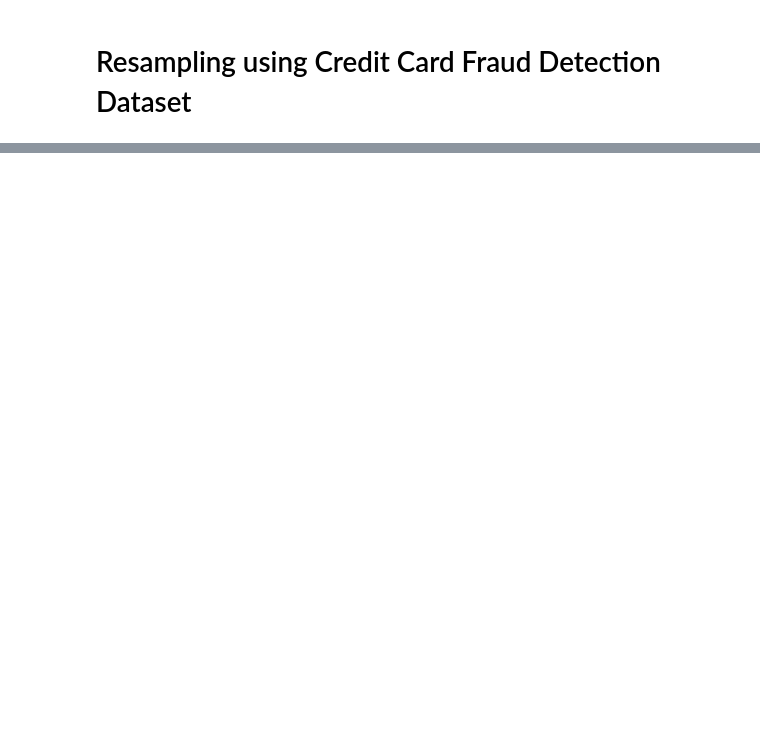
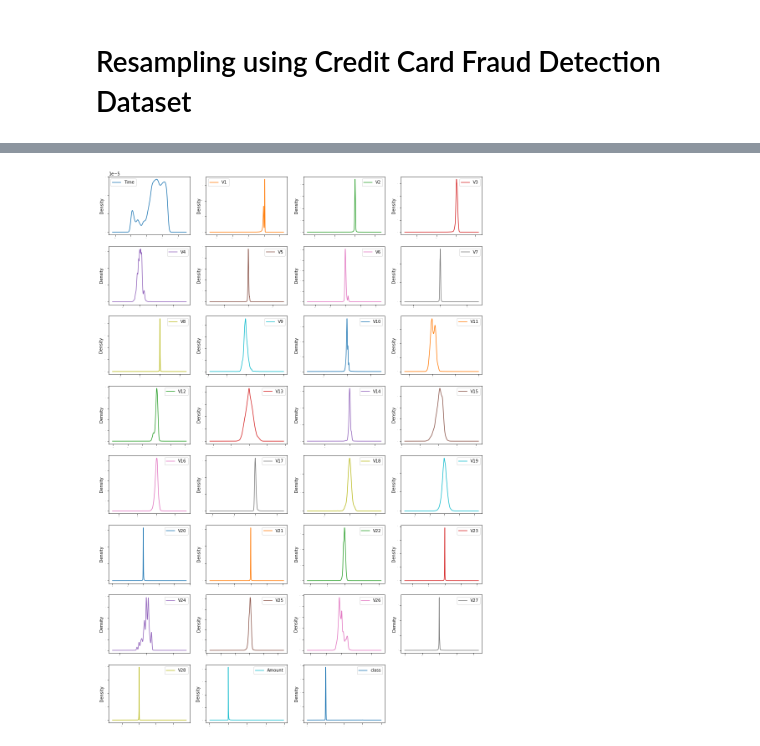
Before and after one commit to samarakoon-ryan/resampling-unbalanced-datasets, a Jupyter notebook: project_notebook.ipynb, the cells around one changed output, grey strips where cells are left out. Saved outputs shown, nothing was run; the diff lists cells and outputs as text; code cells hidden in the pictures; blank space fills up the shorter version.

```diff
--- a/project_notebook.ipynb
+++ b/project_notebook.ipynb
@@ -22,0 +28,5 @@ In this project I will show an example of how resampling can be useful for unbal
+# %%
+# Read dataset
+
+detection = pd.read_csv("creditcard.csv")
+detection.head()
@@ -22,0 +62,7 @@ In this project I will show an example of how resampling can be useful for unbal
+# %%
+# plot the distribution of all features
+detection.plot(kind='density', subplots=True, layout=(8,4), sharex=False, legend=True,
+                                            fontsize=1, figsize=(16,24))
+plt.show()
+# %% [output]
+[figure, added]
```
Also changed, not shown: parts of 8 cells of this notebook.
